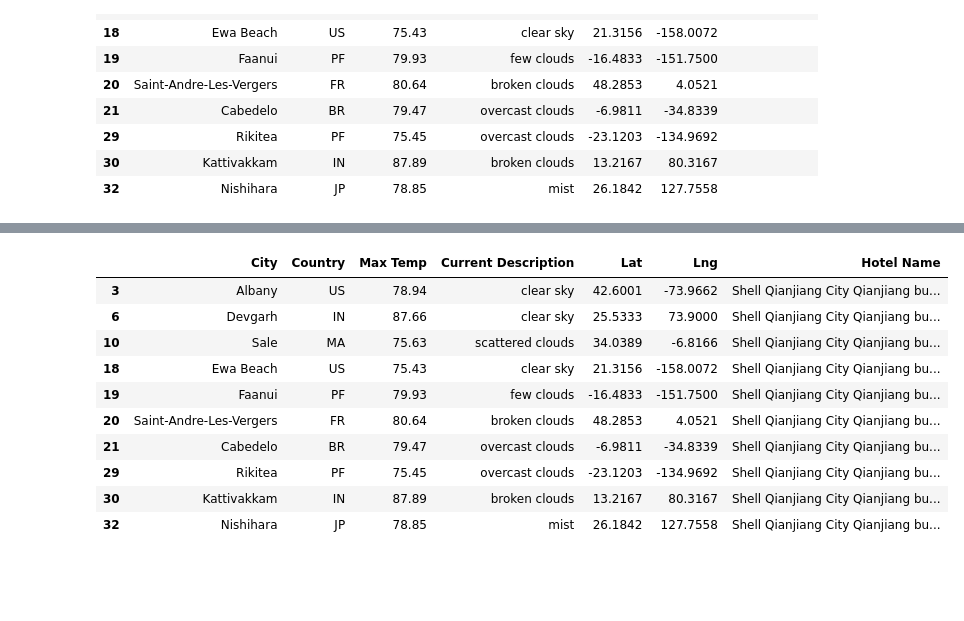
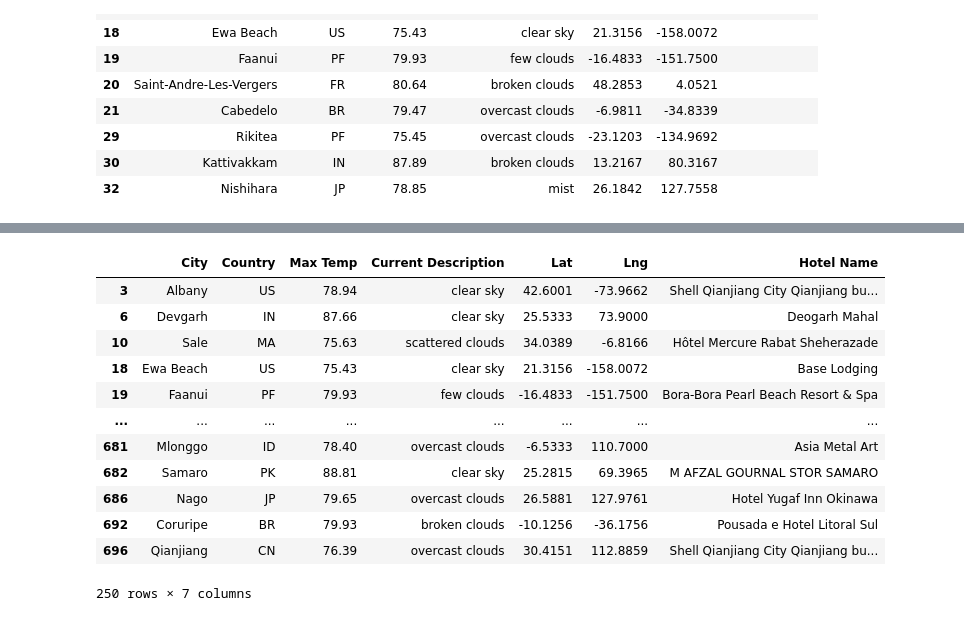
Before and after one commit to benniehana111/World_Weather_Analysis, a Jupyter notebook: Vacation_Search.ipynb, the cells around one changed output, grey strips where cells are left out. Cells and saved outputs as stored; diff of their text form; code cells hidden in the pictures; blank space fills up the shorter version.

```diff
--- a/Vacation_Search.ipynb
+++ b/Vacation_Search.ipynb
@@ -184,17 +201,19 @@ for index, row in hotel_df.iterrows():
 # %%
-# Challenge 6.2.3
+# Challenge 6.2.12
 # 7. Drop the rows where there is no Hotel Name.
-hotel_df.head(10)
+hotel_df.dropna()
 # %% [output]
 |  | City | Country | Max Temp | Current Description | Lat | Lng | Hotel Name |
 | 3 | Albany | US | 78.94 | clear sky | 42.6001 | -73.9662 | Shell Qianjiang City Qianjiang bu... |
-| 6 | Devgarh | IN | 87.66 | clear sky | 25.5333 | 73.9000 | Shell Qianjiang City Qianjiang bu... |
-| 10 | Sale | MA | 75.63 | scattered clouds | 34.0389 | -6.8166 | Shell Qianjiang City Qianjiang bu... |
-| 18 | Ewa Beach | US | 75.43 | clear sky | 21.3156 | -158.0072 | Shell Qianjiang City Qianjiang bu... |
-| 19 | Faanui | PF | 79.93 | few clouds | -16.4833 | -151.7500 | Shell Qianjiang City Qianjiang bu... |
-| 20 | Saint-Andre-Les-Vergers | FR | 80.64 | broken clouds | 48.2853 | 4.0521 | Shell Qianjiang City Qianjiang bu... |
-| 21 | Cabedelo | BR | 79.47 | overcast clouds | -6.9811 | -34.8339 | Shell Qianjiang City Qianjiang bu... |
-| 29 | Rikitea | PF | 75.45 | overcast clouds | -23.1203 | -134.9692 | Shell Qianjiang City Qianjiang bu... |
-| 30 | Kattivakkam | IN | 87.89 | broken clouds | 13.2167 | 80.3167 | Shell Qianjiang City Qianjiang bu... |
-| 32 | Nishihara | JP | 78.85 | mist | 26.1842 | 127.7558 | Shell Qianjiang City Qianjiang bu... |
+| 6 | Devgarh | IN | 87.66 | clear sky | 25.5333 | 73.9000 | Deogarh Mahal |
+| 10 | Sale | MA | 75.63 | scattered clouds | 34.0389 | -6.8166 | Hôtel Mercure Rabat Sheherazade |
+| 18 | Ewa Beach | US | 75.43 | clear sky | 21.3156 | -158.0072 | Base Lodging |
+| 19 | Faanui | PF | 79.93 | few clouds | -16.4833 | -151.7500 | Bora-Bora Pearl Beach Resort & Spa |
+| ... | ... | ... | ... | ... | ... | ... | ... |
+| 681 | Mlonggo | ID | 78.40 | overcast clouds | -6.5333 | 110.7000 | Asia Metal Art |
+| 682 | Samaro | PK | 88.81 | clear sky | 25.2815 | 69.3965 | M AFZAL GOURNAL STOR SAMARO |
+| 686 | Nago | JP | 79.65 | overcast clouds | 26.5881 | 127.9761 | Hotel Yugaf Inn Okinawa |
+| 692 | Coruripe | BR | 79.93 | broken clouds | -10.1256 | -36.1756 | Pousada e Hotel Litoral Sul |
+| 696 | Qianjiang | CN | 76.39 | overcast clouds | 30.4151 | 112.8859 | Shell Qianjiang City Qianjiang bu... |
+250 rows × 7 columns
 # %%
```
Also changed, not shown: parts of 6 cells of this notebook, 1 other file.
